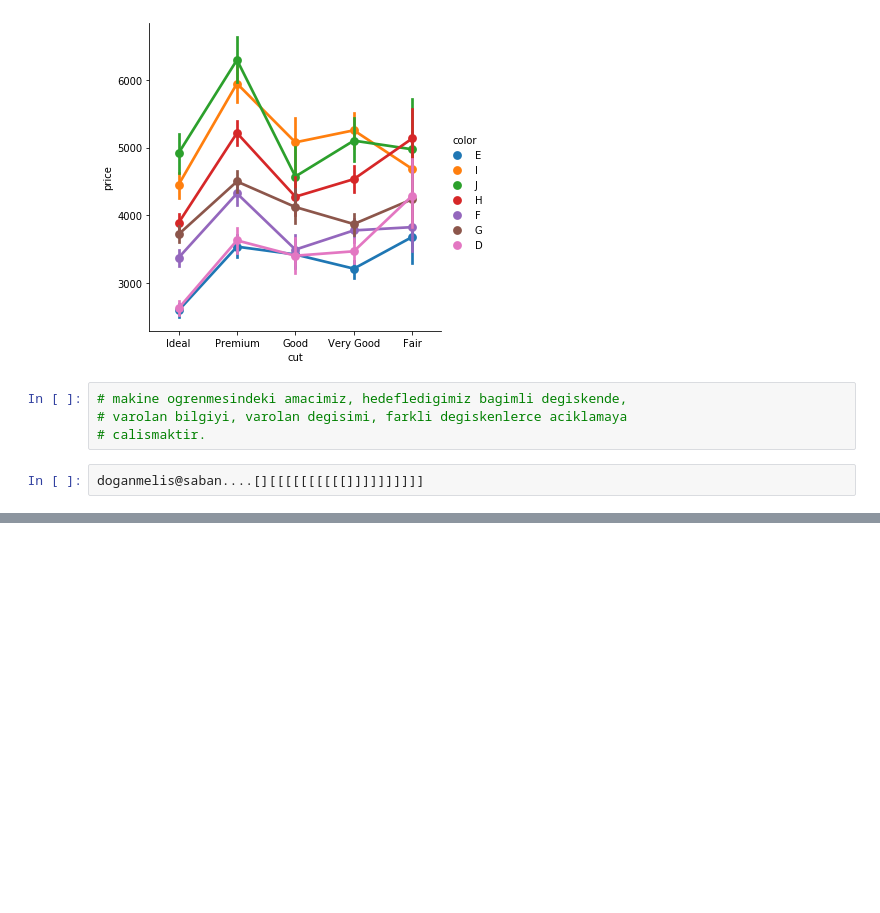
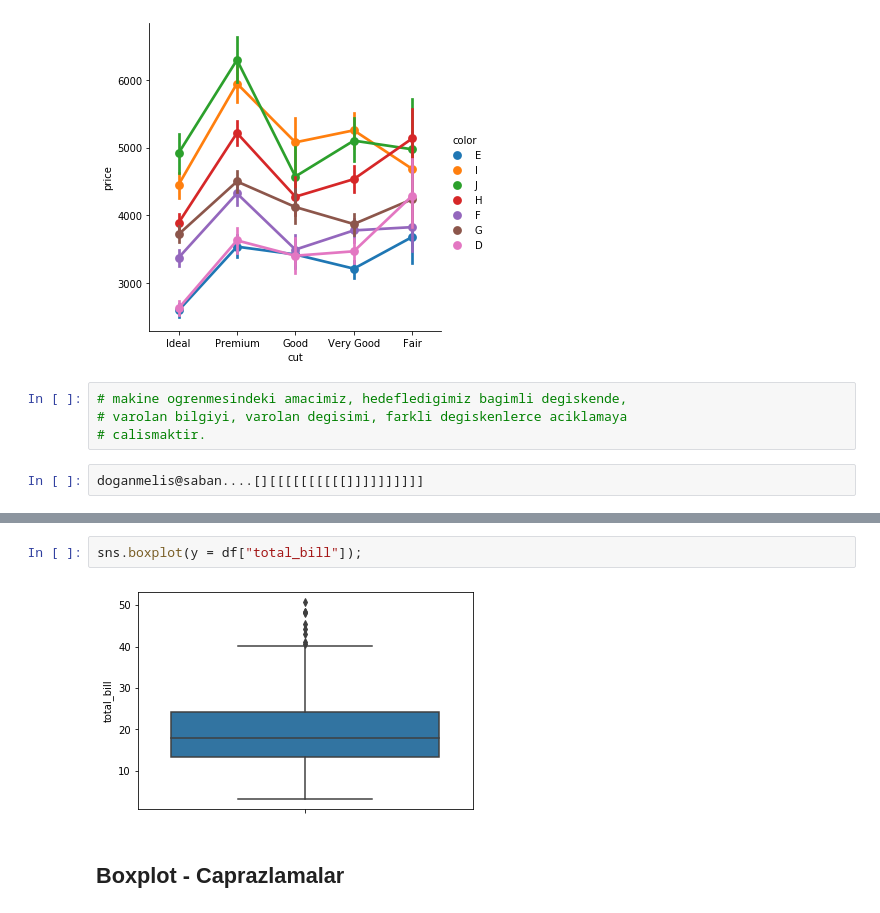
Before and after one commit to umutakin-dev/dsml-norm, a Jupyter notebook: section-06-kesifci-veri-analizi-ve-veri-gorsellestirme/veri-gorsellestirme.ipynb, the cells around one changed output, grey strips where cells are left out. Cells and saved outputs as stored; diff of their text form; blank space fills up the shorter version.

```diff
--- a/section-06-kesifci-veri-analizi-ve-veri-gorsellestirme/veri-gorsellestirme.ipynb
+++ b/section-06-kesifci-veri-analizi-ve-veri-gorsellestirme/veri-gorsellestirme.ipynb
@@ -663,0 +715,6 @@ doganmelis@saban....[][[[[[[[[[[]]]]]]]]]]
+# %%
+sns.boxplot(y = df["total_bill"]);
+# %% [output]
+[figure, added]
+# %% [markdown]
+## Boxplot - Caprazlamalar
```
Also changed, not shown: parts of 89 cells of this notebook.
